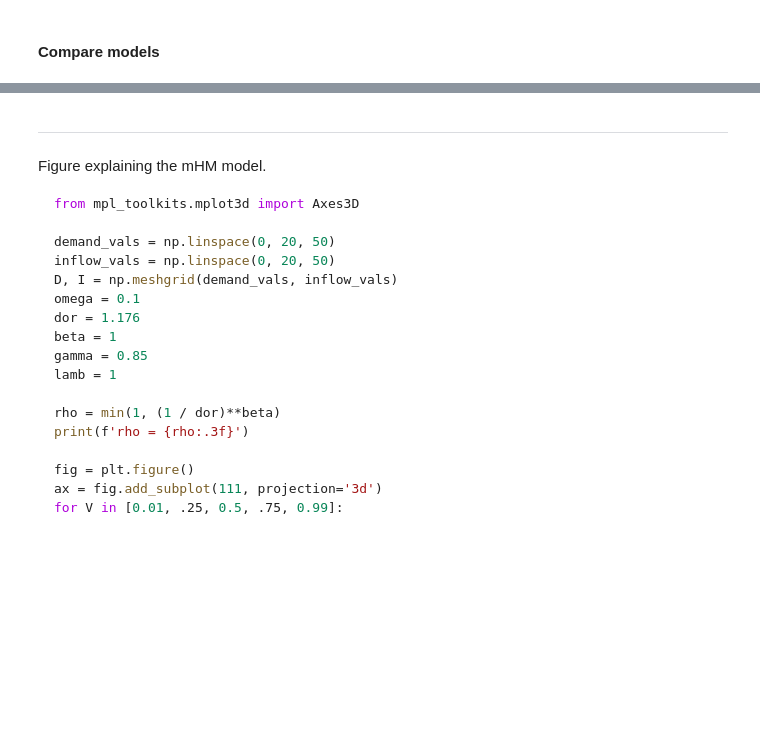
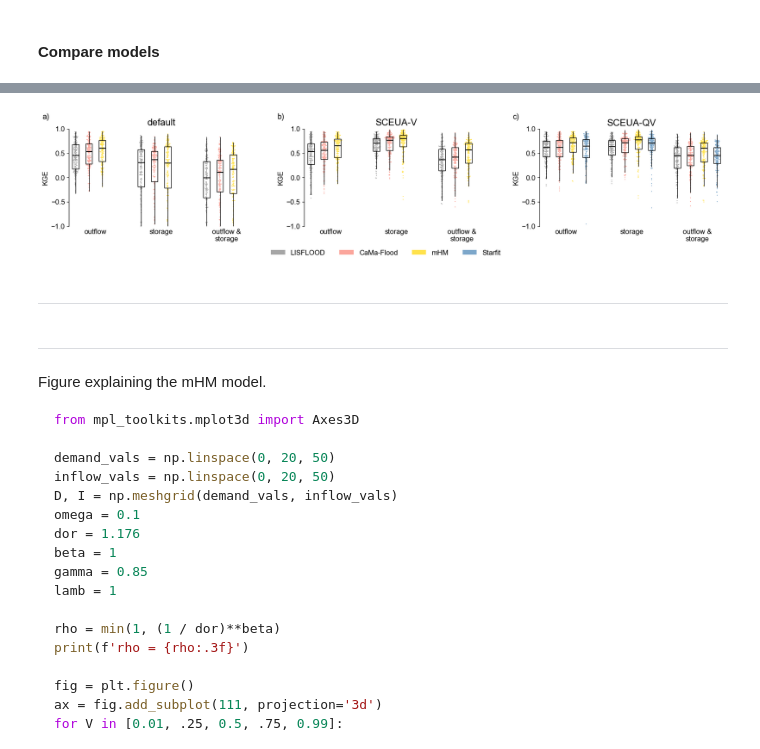
Before and after one commit to casadoj/lisflood-reservoirs, a Jupyter notebook: notebook/ResOpsUS/models/3.2_compare_routines-EGU.ipynb, the cells around one changed output, grey strips where cells are left out. Saved outputs shown, nothing was run; the diff lists cells and outputs as text; code cells hidden in the pictures; blank space fills up the shorter version.

```diff
--- a/notebook/ResOpsUS/models/3.2_compare_routines-EGU.ipynb
+++ b/notebook/ResOpsUS/models/3.2_compare_routines-EGU.ipynb
@@ -220,3 +346,17 @@ boxplot_comparison(
+# %%
+# compare models
+swarmplot_comparison(
+    performance.sel(model=['LISFLOOD', 'CaMa-Flood', 'mHM', 'Starfit'], run=['default', 'SCEUA-V', 'SCEUA-QV']),
+    ax_dim='run',
+    col_dim='model',
+    kind='swarm',
+    size=1.25,
+    save=PATH_RESULTS / f'swarmplots_compare_models.pdf'
+)
+# %% [output]
+[figure, added]
+# %% [markdown]
+***
 # %% [markdown]
 ***
 # %% [markdown]
```
Also changed, not shown: parts of 20 cells of this notebook.
